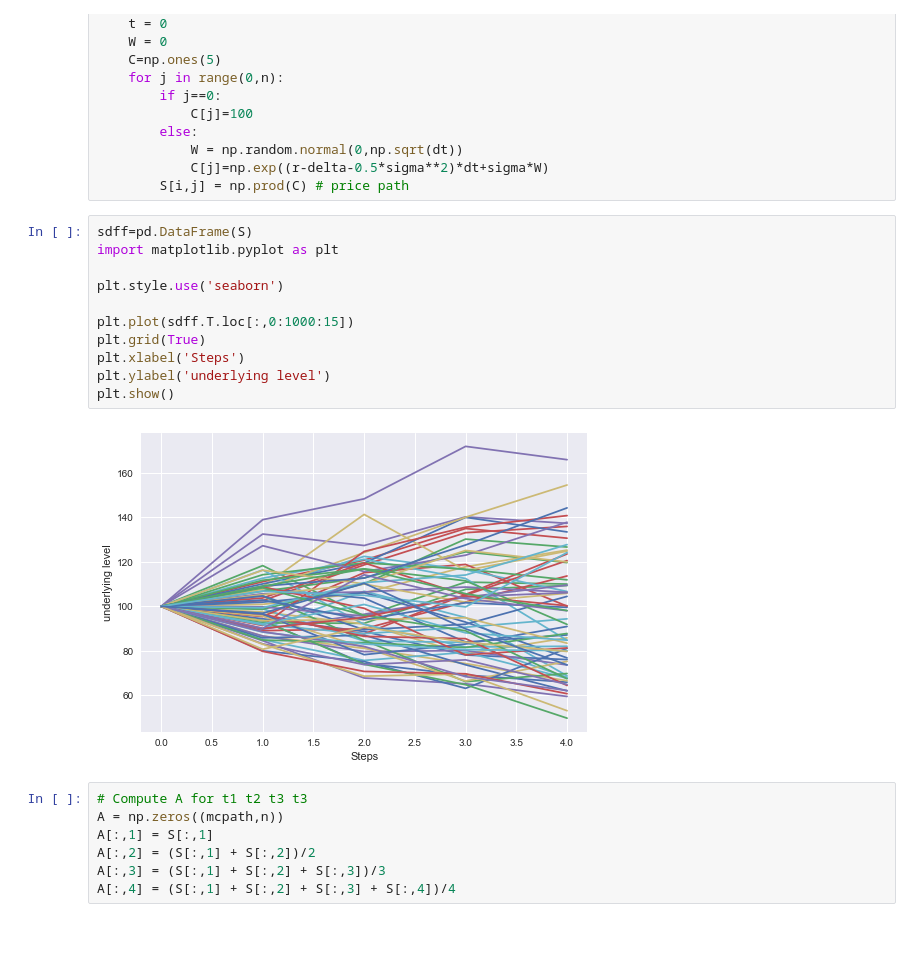
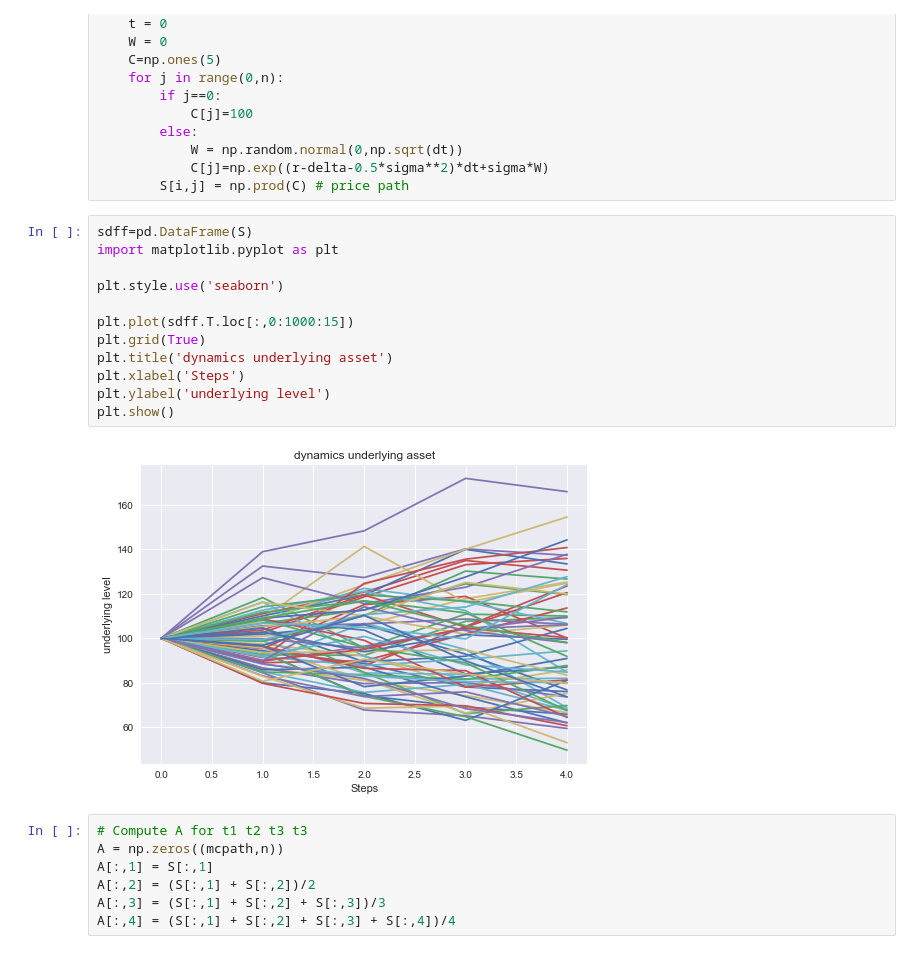
Before and after one commit to anitamezzetti/advanced_derivatives, a Jupyter notebook: problem_set_7/as7.ipynb, the cells around one changed output. Cells and saved outputs as stored; diff of their text form.

```diff
--- a/problem_set_7/as7.ipynb
+++ b/problem_set_7/as7.ipynb
@@ -35,16 +35,17 @@ for i in range(0,mcpath):
 # %%
 sdff=pd.DataFrame(S)
 import matplotlib.pyplot as plt
 
 plt.style.use('seaborn')
 
 plt.plot(sdff.T.loc[:,0:1000:15])
 plt.grid(True)
+plt.title('dynamics underlying asset')
 plt.xlabel('Steps')
 plt.ylabel('underlying level')
 plt.show()
 # %% [output]
-[figure, old version]
+[figure, new version]
 # %%
 # Compute A for t1 t2 t3 t3
 A = np.zeros((mcpath,n))
```
Also changed, not shown: parts of 13 cells of this notebook.
